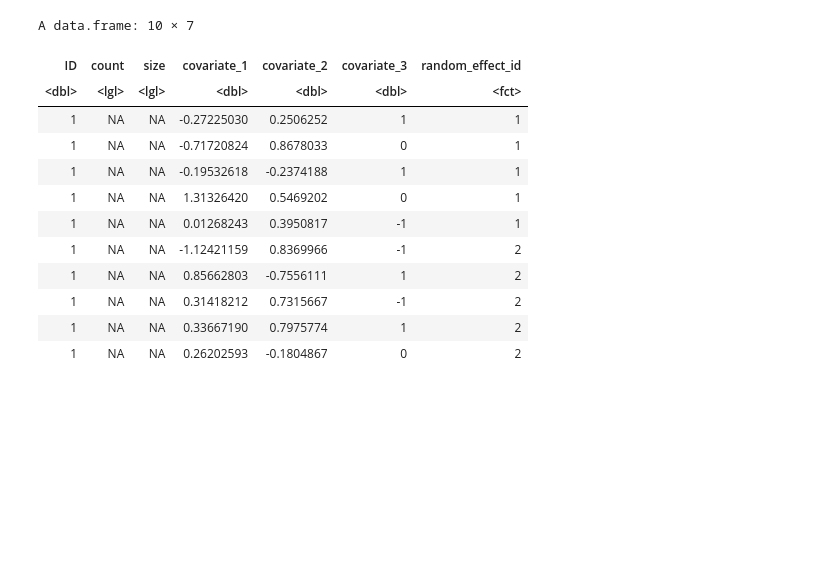
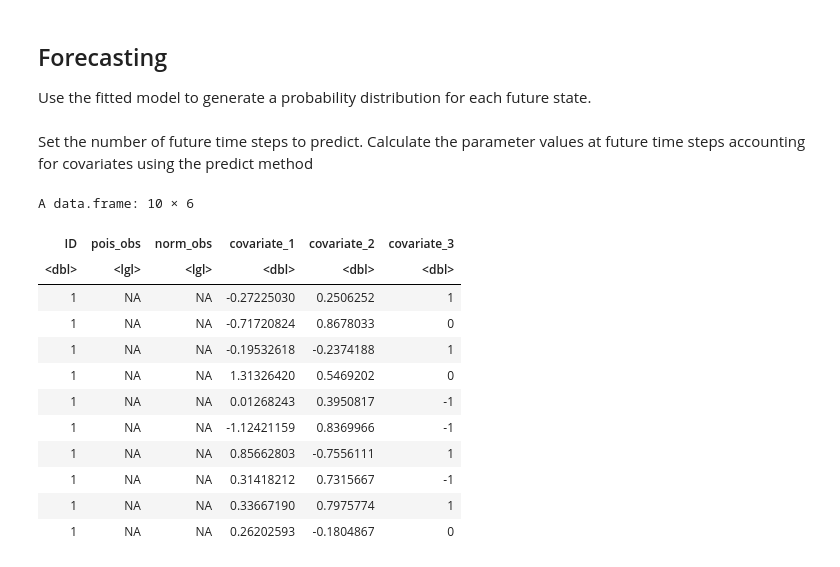
Before and after one commit to TheoMichelot/hmmTMB, a Jupyter notebook: inst/devel/forecast_example.ipynb, the cells around one changed output. Saved outputs shown, nothing was run; the diff lists cells and outputs as text; code cells hidden in the pictures; blank space fills up the shorter version.

```diff
--- a/inst/devel/forecast_example.ipynb
+++ b/inst/devel/forecast_example.ipynb
@@ -140,30 +186,36 @@ Use the forecasting class from forecast.R to predict future values
+# %% [markdown]
+## Forecasting
+Use the fitted model to generate a probability distribution for each future state.
+# %% [markdown]
+Set the number of future time steps to predict.
+Calculate the parameter values at future time steps accounting for covariates using the predict method
 # %%
 # Set number of observations to predict
 n <- 10
 
 # Create new data for prediction, optionally with covariates
 forecast_data <- data.frame(
   ID = 1,
-  count = rep(NA, n),
-  size = rep(NA, n),
+  pois_obs = rep(NA, n),
+  norm_obs = rep(NA, n),
   covariate_1 = rnorm(n, mean = 0, sd = 1),
   covariate_2 = runif(n, min = -1, max = 1),
-  covariate_3 = sample(c(-1, 0, 1), n, replace = TRUE),
-  random_effect_id = as.factor(rep(1:2, each = n/2))
+  covariate_3 = sample(c(-1, 0, 1), n, replace = TRUE)
+  # random_effect_id = as.factor(rep(1:2, each = n/2))
 )
 
 forecast_data
 # %% [output]
-A data.frame: 10 × 7
+A data.frame: 10 × 6
-| ID | count | size | covariate_1 | covariate_2 | covariate_3 | random_effect_id |
-| <dbl> | <lgl> | <lgl> | <dbl> | <dbl> | <dbl> | <fct> |
-| 1 | NA | NA | -0.27225030 | 0.2506252 | 1 | 1 |
-| 1 | NA | NA | -0.71720824 | 0.8678033 | 0 | 1 |
-| 1 | NA | NA | -0.19532618 | -0.2374188 | 1 | 1 |
-| 1 | NA | NA | 1.31326420 | 0.5469202 | 0 | 1 |
-| 1 | NA | NA | 0.01268243 | 0.3950817 | -1 | 1 |
-| 1 | NA | NA | -1.12421159 | 0.8369966 | -1 | 2 |
-| 1 | NA | NA | 0.85662803 | -0.7556111 | 1 | 2 |
-| 1 | NA | NA | 0.31418212 | 0.7315667 | -1 | 2 |
-| 1 | NA | NA | 0.33667190 | 0.7975774 | 1 | 2 |
-| 1 | NA | NA | 0.26202593 | -0.1804867 | 0 | 2 |
+| ID | pois_obs | norm_obs | covariate_1 | covariate_2 | covariate_3 |
+| <dbl> | <lgl> | <lgl> | <dbl> | <dbl> | <dbl> |
+| 1 | NA | NA | -0.27225030 | 0.2506252 | 1 |
+| 1 | NA | NA | -0.71720824 | 0.8678033 | 0 |
+| 1 | NA | NA | -0.19532618 | -0.2374188 | 1 |
+| 1 | NA | NA | 1.31326420 | 0.5469202 | 0 |
+| 1 | NA | NA | 0.01268243 | 0.3950817 | -1 |
+| 1 | NA | NA | -1.12421159 | 0.8369966 | -1 |
+| 1 | NA | NA | 0.85662803 | -0.7556111 | 1 |
+| 1 | NA | NA | 0.31418212 | 0.7315667 | -1 |
+| 1 | NA | NA | 0.33667190 | 0.7975774 | 1 |
+| 1 | NA | NA | 0.26202593 | -0.1804867 | 0 |
```
Also changed, not shown: parts of 27 cells of this notebook, 9 other files.
